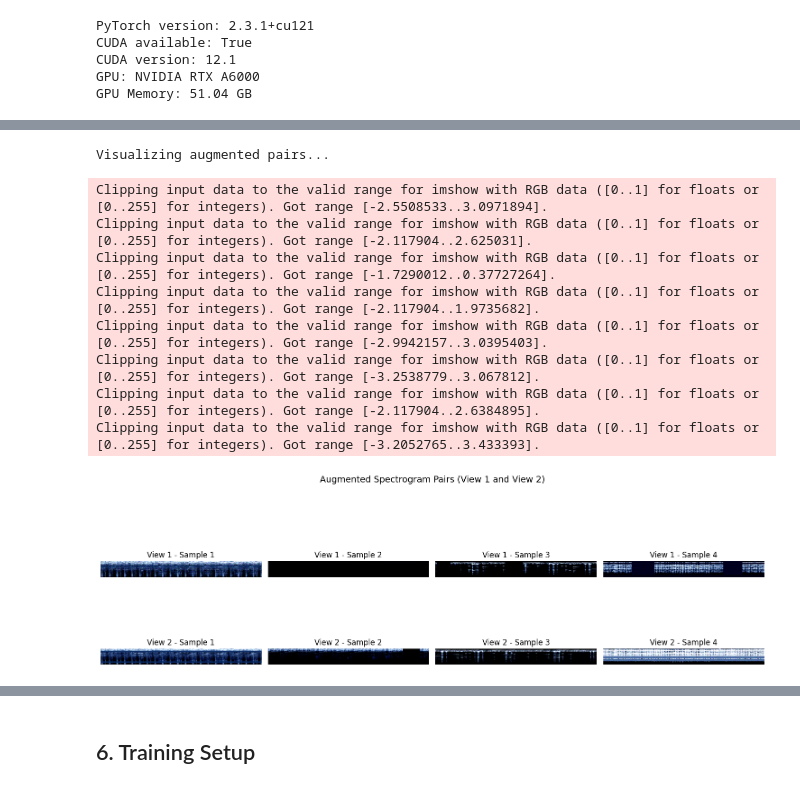
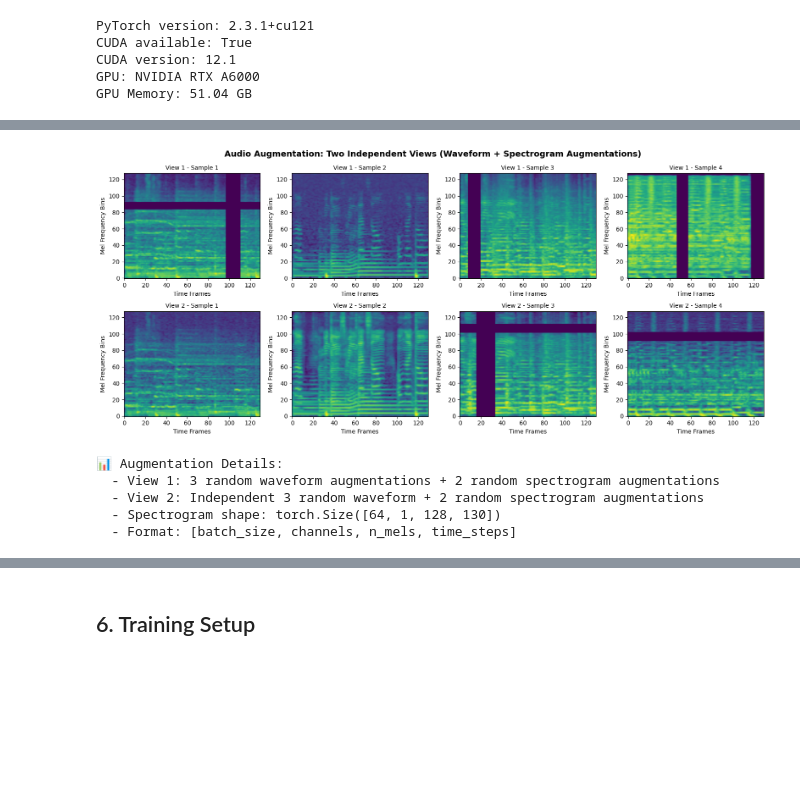
Before and after one commit to topspeed69/Music-Classification-by-Spectogram, a Jupyter notebook: notebooks/Music_Classification_Training_Colab.ipynb, the cells around one changed output, grey strips where cells are left out. Cells and saved outputs as stored; diff of their text form; code cells hidden in the pictures; blank space fills up the shorter version.

```diff
--- a/notebooks/Music_Classification_Training_Colab.ipynb
+++ b/notebooks/Music_Classification_Training_Colab.ipynb
@@ -215,43 +363,63 @@ Val samples: 1600
 # %%
-# Visualize a batch of spectrograms
+# Visualize augmented spectrograms
 import matplotlib.pyplot as plt
 import numpy as np
 
-def visualize_batch(loader, num_samples=4):
+def visualize_audio_augmentation(loader, num_samples=4):
     """
-    Visualize augmented spectrogram pairs
+    Visualize augmented mel spectrogram pairs from audio
     """
     view1, view2 = next(iter(loader))
 
-    fig, axes = plt.subplots(2, num_samples, figsize=(15, 6))
-    fig.suptitle('Augmented Spectrogram Pairs (View 1 and View 2)', fontsize=14)
+    fig, axes = plt.subplots(2, num_samples, figsize=(16, 7))
+    fig.suptitle('Audio Augmentation: Two Independent Views (Waveform + Spectrogram Augmentations)',
+                 fontsize=14, fontweight='bold')
 
-    for i in range(num_samples):
-        # View 1
-        img1 = view1[i].cpu().numpy().transpose(1, 2, 0)
-        axes[0, i].imshow(img1)
-        axes[0, i].axis('off')
-        axes[0, i].set_title(f'View 1 - Sample {i+1}')
+    for i in range(min(num_samples, view1.shape[0])):
+        # View 1 - Remove channel dimension and transpose for display
+        spec1 = view1[i].cpu().numpy()
+        if len(spec1.shape) == 3:
+            spec1 = spec1[0]  # Remove channel dimension [1, n_mels, time] -> [n_mels, time]
 
         # View 2
-        img2 = view2[i].cpu().numpy().transpose(1, 2, 0)
-        axes[1, i].imshow(img2)
-        axes[1, i].axis('off')
-        axes[1, i].set_title(f'View 2 - Sample {i+1}')
+        spec2 = view2[i].cpu().numpy()
+        if len(spec2.shape) == 3:
+            spec2 = spec2[0]
+
+        # Plot View 1
+        im1 = axes[0, i].imshow(spec1, aspect='auto', origin='lower', cmap='viridis')
+        axes[0, i].set_title(f'View 1 - Sample {i+1}', fontsize=10)
+        axes[0, i].set_ylabel('Mel Frequency Bins')
+        axes[0, i].set_xlabel('Time Frames')
+
+        # Plot View 2
+        im2 = axes[1, i].imshow(spec2, aspect='auto', origin='lower', cmap='viridis')
+        axes[1, i].set_title(f'View 2 - Sample {i+1}', fontsize=10)
+        axes[1, i].set_ylabel('Mel Frequency Bins')
+        axes[1, i].set_xlabel('Time Frames')
 
     plt.tight_layout()
     plt.show()
 
-print("Visualizing augmented pairs...")
-visualize_batch(train_loader, num_samples=4)
+    print("\n📊 Augmentation Details:")
+    print("  - View 1: 3 random waveform augmentations + 2 random spectrogram augmentations")
+    print("  - View 2: Independent 3 random waveform + 2 random spectrogram augmentations")
+    print(f"  - Spectrogram shape: {view1.shape}")
+    print(f"  - Format: [batch_size, channels, n_mels, time_steps]")
+
+try:
+    visualize_audio_augmentation(train_loader, num_samples=4)
+except Exception as e:
+    print(f"Error during visualization: {e}")
+    print("Trying with smaller sample size...")
+    try:
+        visualize_audio_augmentation(train_loader, num_samples=2)
+    except Exception as e2:
+        print(f"Visualization failed: {e2}")
 # %% [output]
+[figure, new version]
-Visualizing augmented pairs...
+📊 Augmentation Details:
+  - View 1: 3 random waveform augmentations + 2 random spectrogram augmentations
+  - View 2: Independent 3 random waveform + 2 random spectrogram augmentations
+  - Spectrogram shape: torch.Size([64, 1, 128, 130])
+  - Format: [batch_size, channels, n_mels, time_steps]
-Clipping input data to the valid range for imshow with RGB data ([0..1] for floats or [0..255] for integers). Got range [-2.5508533..3.0971894].
-Clipping input data to the valid range for imshow with RGB data ([0..1] for floats or [0..255] for integers). Got range [-2.117904..2.625031].
-Clipping input data to the valid range for imshow with RGB data ([0..1] for floats or [0..255] for integers). Got range [-1.7290012..0.37727264].
-Clipping input data to the valid range for imshow with RGB data ([0..1] for floats or [0..255] for integers). Got range [-2.117904..1.9735682].
-Clipping input data to the valid range for imshow with RGB data ([0..1] for floats or [0..255] for integers). Got range [-2.9942157..3.0395403].
-Clipping input data to the valid range for imshow with RGB data ([0..1] for floats or [0..255] for integers). Got range [-3.2538779..3.067812].
-Clipping input data to the valid range for imshow with RGB data ([0..1] for floats or [0..255] for integers). Got range [-2.117904..2.6384895].
-Clipping input data to the valid range for imshow with RGB data ([0..1] for floats or [0..255] for integers). Got range [-3.2052765..3.433393].
-[figure, old version]
```
Also changed, not shown: parts of 48 cells of this notebook, 56 other files.
